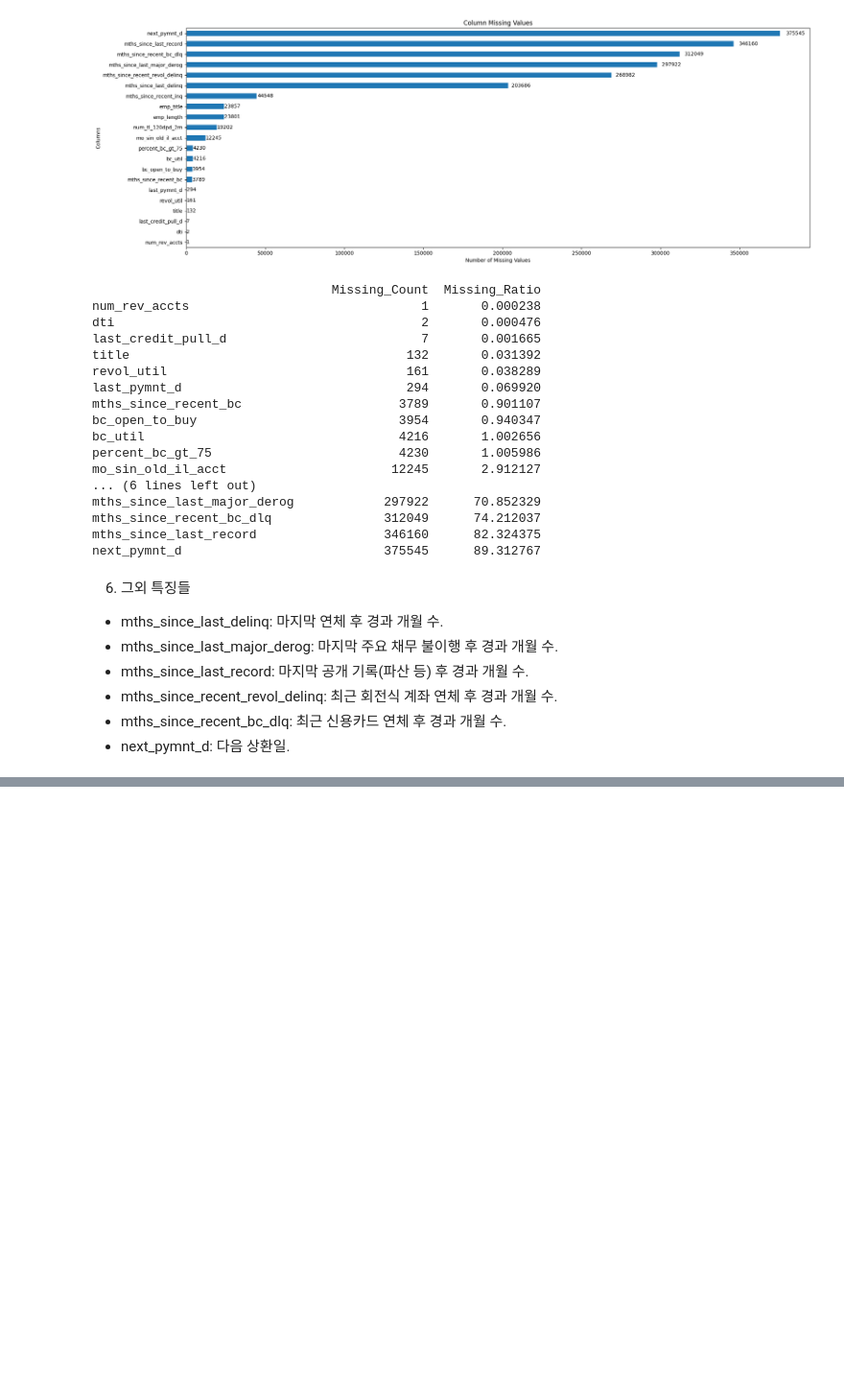
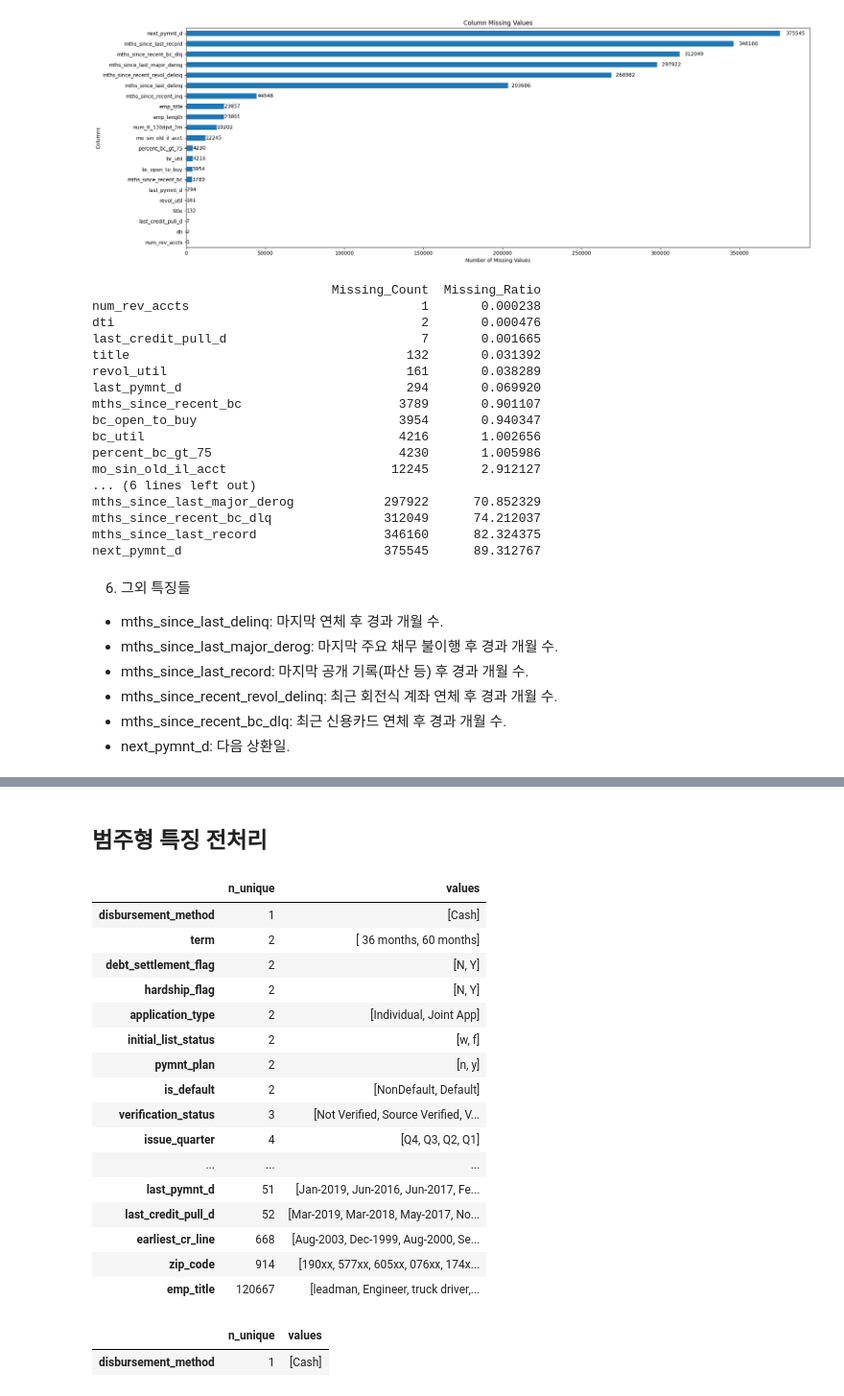
Before and after one commit to hopedom/DS5, a Jupyter notebook: lending-club-prep.ipynb, the cells around one changed output, grey strips where cells are left out. Shown at 96% size. Drawn from its saved outputs; the diff is of its cells as text; code cells hidden in the pictures; blank space fills up the shorter version.

```diff
--- a/lending-club-prep.ipynb
+++ b/lending-club-prep.ipynb
@@ -518,0 +595,10 @@ missing_counts_df1_rev3 = plot_missing_counts_by_columns(df1)
+# %%
+## 중앙값으로 결측 처리
+# num_rev_accts: 대출자의 회전식 계좌 수.
+# dti: 부채-소득 비율.
+# revol_util: 회전식 계좌 신용 한도 사용률.
+display(missing_counts_df1.loc[['num_rev_accts', 'dti', 'revol_util']])
+
+df1['num_rev_accts'] = df1['num_rev_accts'].fillna(df1['num_rev_accts'].median())
+df1['dti'] = df1['dti'].fillna(df1['dti'].median())
+df1['revol_util'] = df1['revol_util'].fillna(df1['revol_util'].median())
@@ -518,0 +610,7 @@ missing_counts_df1_rev3 = plot_missing_counts_by_columns(df1)
+# %%
+display(missing_counts_df1.loc[['last_credit_pull_d', 'title']])
+# last_credit_pull_d: 마지막 신용 조회일.
+# title: 대출 목적
+
+df1['last_credit_pull_d'] = df1['last_credit_pull_d'].fillna('Jan-1900')
+df1['title'] = df1['title'].fillna('None') # 대출 시 title 작성 안한 경우로 판단
@@ -518,0 +622,10 @@ missing_counts_df1_rev3 = plot_missing_counts_by_columns(df1)
+# %%
+display(missing_counts_df1.loc[['mths_since_recent_bc', 'bc_open_to_buy', 'bc_util', 'percent_bc_gt_75']])
+# mths_since_recent_bc: 최근 신용카드 개설 후 경과 개월 수.
+# bc_open_to_buy: 신용카드 한도 대비 여유 금액.
+# percent_bc_gt_75: 한도 75% 이상 사용 중인 신용카드 비율.
+
+df1['mths_since_recent_bc'] = df1['mths_since_recent_bc'].fillna(0) # 신용카드가 없는 경우로 판단
+df1['bc_open_to_buy'] = df1['bc_open_to_buy'].fillna(0) # 신용카드가 없는 경우로 판단
+df1['bc_util'] = df1['bc_util'].fillna(0) # 신용카드가 없는 경우로 판단
+df1['percent_bc_gt_75'] = df1['percent_bc_gt_75'].fillna(0) # 신용카드가 없는 경우로 판단
@@ -518,0 +644,7 @@ missing_counts_df1_rev3 = plot_missing_counts_by_columns(df1)
+# %%
+display(missing_counts_df1.loc[['mo_sin_old_il_acct', 'num_tl_120dpd_2m', 'emp_length', 'emp_title']])
+
+df1['mo_sin_old_il_acct'] = df1['mo_sin_old_il_acct'].fillna(0) # 할부계좌가 없는 케이스로 판단
+df1['num_tl_120dpd_2m'] = df1['num_tl_120dpd_2m'].fillna(0) # 연체되지 않은 케이스로 판단
+df1['emp_title'] = df1['emp_title'].fillna('Unemployed') # 직업이 없는 케이스로 판단
+df1['emp_length'] = df1['emp_length'].fillna('None') # 직업이 없는 케이스로 판단
@@ -521,0 +674,37 @@ df1.to_csv('accepted_2015.csv', index = False)
+# %% [markdown]
+## 범주형 특징 전처리
+# %%
+categorical_columns = df1.select_dtypes('object').columns
+
+summary_cat_features = {}
+for col in categorical_columns:
+  nuniq = df1[col].nunique()
+  vals = df1[col].unique()
+  summary_cat_features[col] = {'n_unique': nuniq, 'values': vals}
+
+summary_cat_features = pd.DataFrame(summary_cat_features).T.sort_values('n_unique')
+display(summary_cat_features)
+# %% [output]
+|  | n_unique | values |
+| disbursement_method | 1 | [Cash] |
+| term | 2 | [ 36 months, 60 months] |
+| debt_settlement_flag | 2 | [N, Y] |
+| hardship_flag | 2 | [N, Y] |
+| application_type | 2 | [Individual, Joint App] |
+| initial_list_status | 2 | [w, f] |
+| pymnt_plan | 2 | [n, y] |
+| is_default | 2 | [NonDefault, Default] |
+| verification_status | 3 | [Not Verified, Source Verified, V... |
+| issue_quarter | 4 | [Q4, Q3, Q2, Q1] |
+| ... | ... | ... |
+| last_pymnt_d | 51 | [Jan-2019, Jun-2016, Jun-2017, Fe... |
+| last_credit_pull_d | 52 | [Mar-2019, Mar-2018, May-2017, No... |
+| earliest_cr_line | 668 | [Aug-2003, Dec-1999, Aug-2000, Se... |
+| zip_code | 914 | [190xx, 577xx, 605xx, 076xx, 174x... |
+| emp_title | 120667 | [leadman, Engineer, truck driver,... |
+# %%
+# 삭제 대상
+summary_cat_features[summary_cat_features.n_unique ==1]
+# %% [output]
+|  | n_unique | values |
+| disbursement_method | 1 | [Cash] |
```
Also changed, not shown: parts of 23 cells of this notebook.
